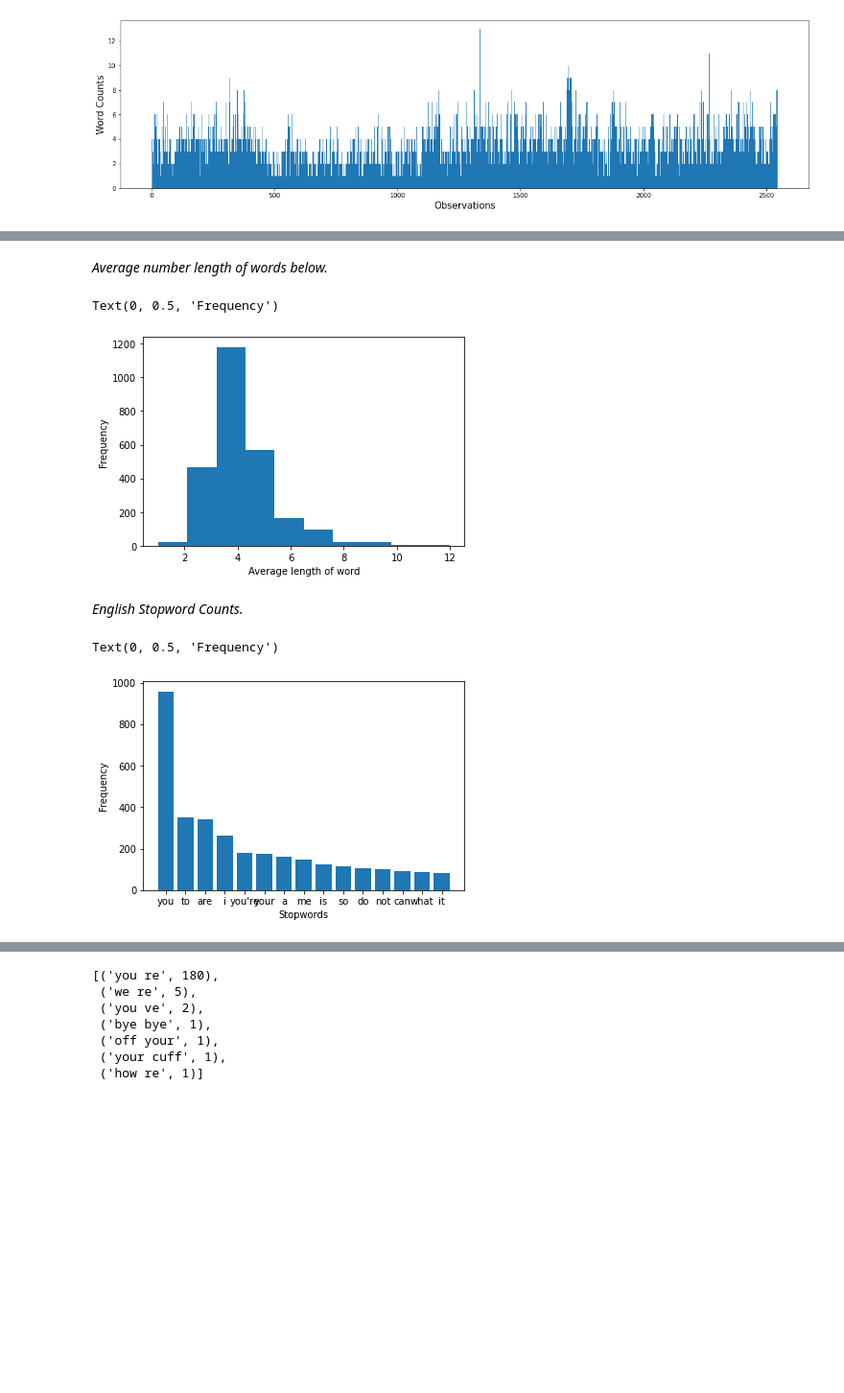
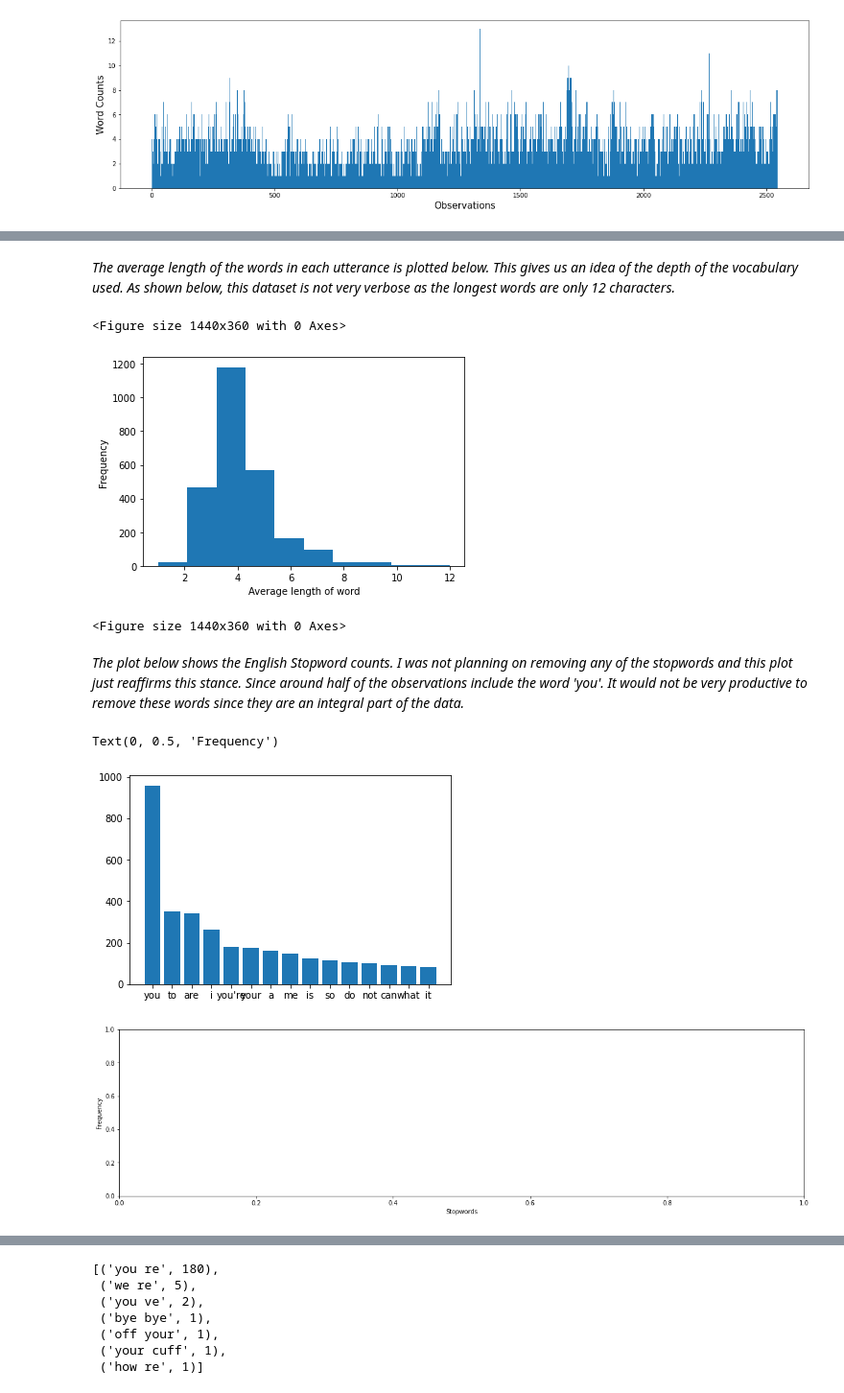
Before and after one commit to bderosie/cs39aa_project, a Jupyter notebook: project-part-1.ipynb, the cells around one changed output, grey strips where cells are left out. Shown at 96% size. Cells and saved outputs as stored; diff of their text form; code cells hidden in the pictures; blank space fills up the shorter version.

Commit message:
Kaggle Notebook | Project Part 1 | Version 6

```diff
--- a/project-part-1.ipynb
+++ b/project-part-1.ipynb
@@ -129,5 +105,5 @@ Text(0, 0.5, 'Frequency')
-# %% [markdown]
-_Average number length of words below._
+# %% [markdown]
+_The average length of the words in each utterance is plotted below. This gives us an idea of the depth of the vocabulary used. As shown below, this dataset is not very verbose as the longest words are only 12 characters._
 # %%
 x = df['Utterances'].str.split().\
    apply(lambda x : [len(i) for i in x]). \
@@ -135,34 +111,38 @@ x = df['Utterances'].str.split().\
 plt.hist(x)
 plt.xlabel('Average length of word')
 plt.ylabel('Frequency')
+plt.figure(figsize=(20,5))
 # %% [output]
-Text(0, 0.5, 'Frequency')
+<Figure size 1440x360 with 0 Axes>
 [figure]
+<Figure size 1440x360 with 0 Axes>
-# %% [markdown]
-_English Stopword Counts._
+# %% [markdown]
+_The plot below shows the English Stopword counts. I was not planning on removing any of the stopwords and this plot just reaffirms this stance. Since around half of the observations include the word 'you'. It would not be very productive to remove these words since they are an integral part of the data._
 # %%
 import nltk
 from nltk.corpus import stopwords
 
 stop=set(stopwords.words('english'))
 corpus=[]
 new= df['Utterances'].str.split()
 new=new.values.tolist()
 corpus=[word for i in new for word in i]
 
 from collections import defaultdict
 dic=defaultdict(int)
 for word in corpus:
     if word in stop:
         dic[word]+=1
 
 
 top=sorted(dic.items(), key=lambda x:x[1],reverse=True)[:15]
 x,y=zip(*top)
 plt.bar(x,y)
+plt.figure(figsize=(20,5))
 plt.xlabel('Stopwords')
 plt.ylabel('Frequency')
 #dic.sort_values().plot(kind = 'barh')
 # %% [output]
 Text(0, 0.5, 'Frequency')
-[figure, old version]
+[figure, new version]
+[figure, added]
```
Also changed, not shown: parts of 15 cells of this notebook.
